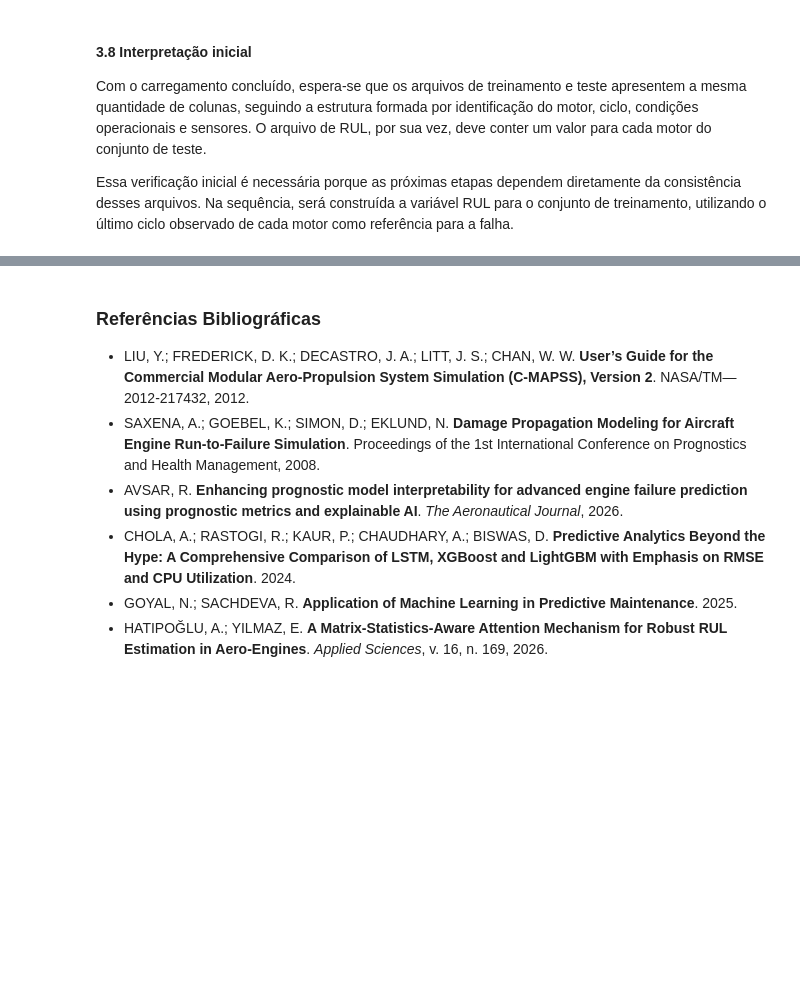
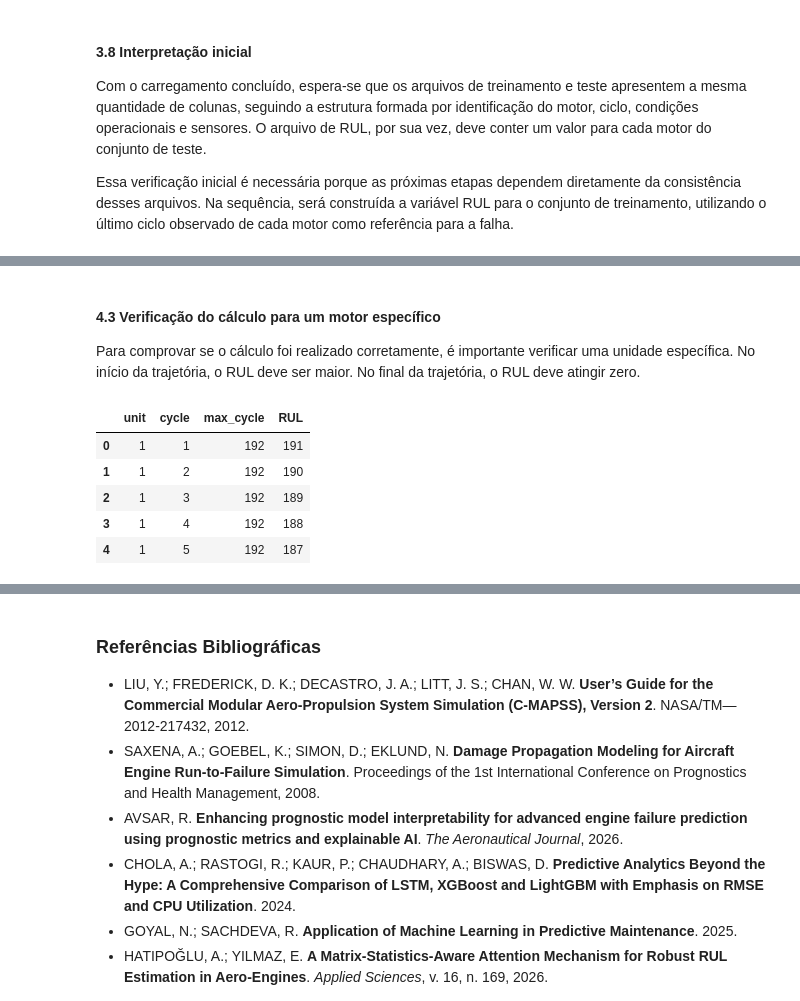
Before and after one commit to ander-oliveira/rul-prediction-cmapss, a Jupyter notebook: Prediction_RUL_CMAPSS.ipynb, the cells around one changed output, grey strips where cells are left out. Cells and saved outputs as stored; diff of their text form; code cells hidden in the pictures; blank space fills up the shorter version.

```diff
--- a/Prediction_RUL_CMAPSS.ipynb
+++ b/Prediction_RUL_CMAPSS.ipynb
@@ -303,0 +335,4 @@ Essa verificação inicial é necessária porque as próximas etapas dependem di
+# %%
+train_df = train_df.drop(columns=["max_cycle", "RUL"], errors="ignore")
+train_df["max_cycle"] = train_df.groupby("unit")["cycle"].transform("max")
+train_df["RUL"] = train_df["max_cycle"] - train_df["cycle"]
@@ -303,0 +349,18 @@ Essa verificação inicial é necessária porque as próximas etapas dependem di
+# %% [markdown]
+#### **4.3 Verificação do cálculo para um motor específico**
+
+Para comprovar se o cálculo foi realizado corretamente, é importante verificar uma unidade específica. No início da trajetória, o RUL deve ser maior. No final da trajetória, o RUL deve atingir zero.
+# %%
+unit_example = 1
+cols_to_show = ["unit", "cycle", "max_cycle", "RUL"]
+
+rul_example_df = train_df.loc[train_df["unit"] == unit_example, cols_to_show]
+# %%
+rul_example_df.head()
+# %% [output]
+|  | unit | cycle | max_cycle | RUL |
+| 0 | 1 | 1 | 192 | 191 |
+| 1 | 1 | 2 | 192 | 190 |
+| 2 | 1 | 3 | 192 | 189 |
+| 3 | 1 | 4 | 192 | 188 |
+| 4 | 1 | 5 | 192 | 187 |
```
Also changed, not shown: parts of 19 cells of this notebook.
